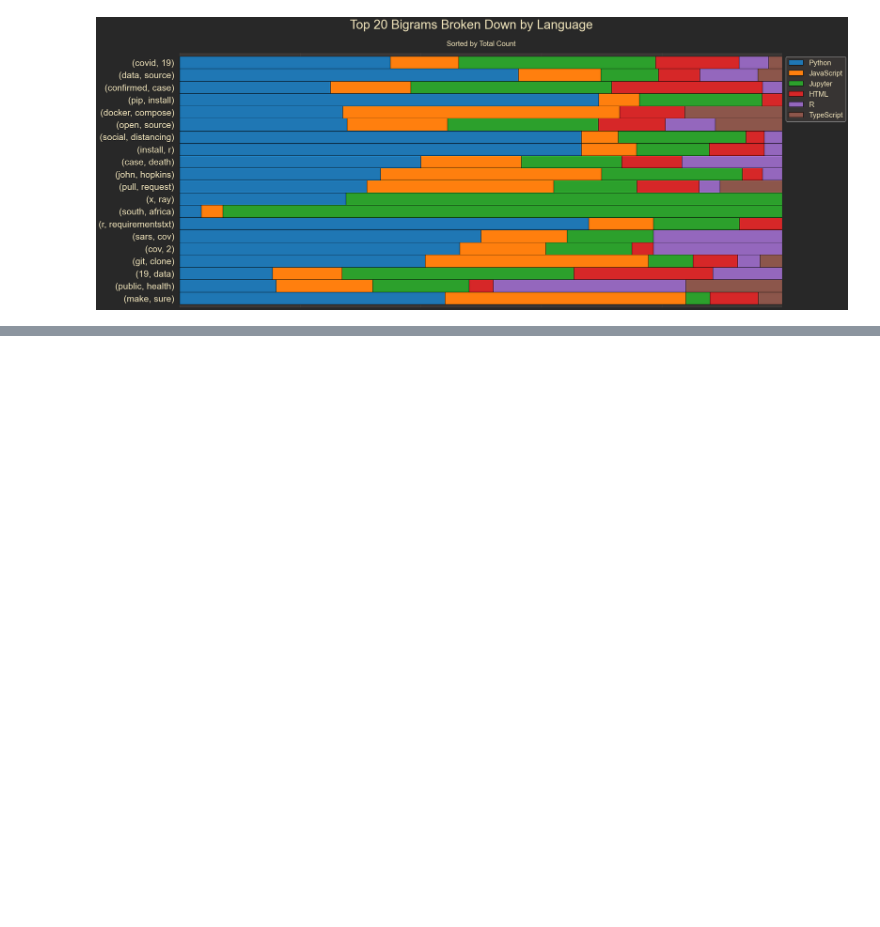
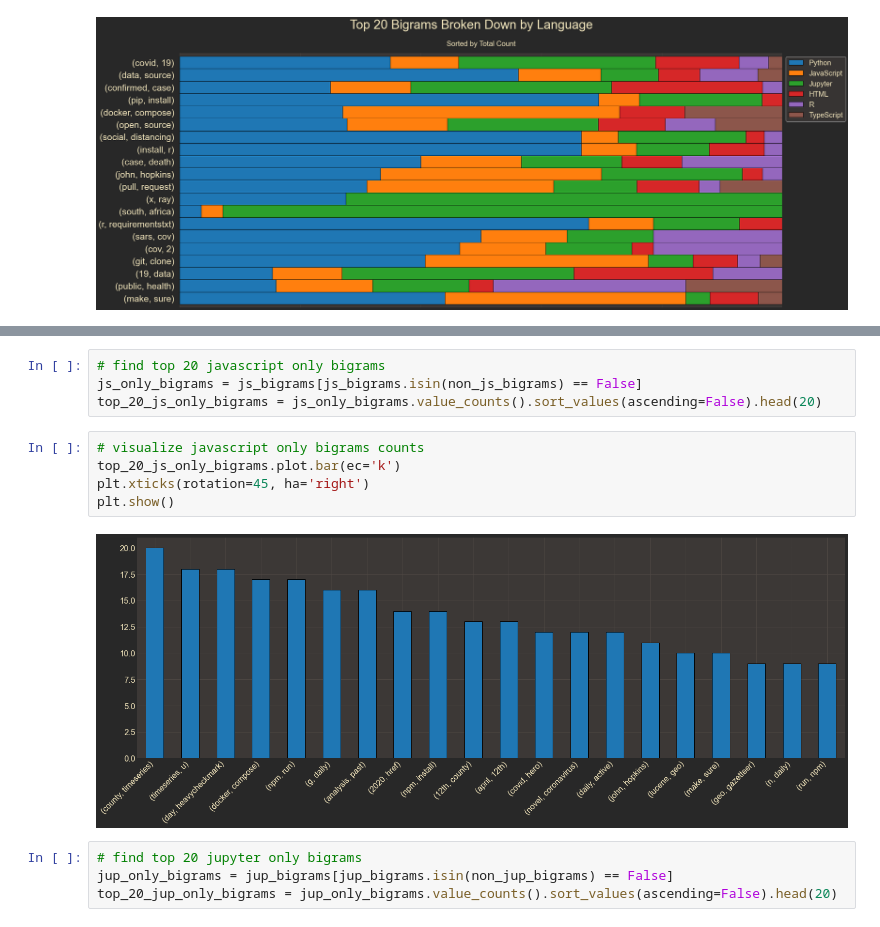
Before and after one commit to NLP-Project-CRT/NLP-Project, a Jupyter notebook: rz_workbook.ipynb, the cells around one changed output, grey strips where cells are left out. Cells and saved outputs as stored; diff of their text form; blank space fills up the shorter version.

```diff
--- a/rz_workbook.ipynb
+++ b/rz_workbook.ipynb
@@ -571,0 +667,15 @@ TypeScript is missing 18 bigram(s): [('south', 'africa'), ('r', 'requirementstxt
+# %%
+# find top 20 javascript only bigrams
+js_only_bigrams = js_bigrams[js_bigrams.isin(non_js_bigrams) == False]
+top_20_js_only_bigrams = js_only_bigrams.value_counts().sort_values(ascending=False).head(20)
+# %%
+# visualize javascript only bigrams counts
+top_20_js_only_bigrams.plot.bar(ec='k')
+plt.xticks(rotation=45, ha='right')
+plt.show()
+# %% [output]
+[figure, added]
+# %%
+# find top 20 jupyter only bigrams
+jup_only_bigrams = jup_bigrams[jup_bigrams.isin(non_jup_bigrams) == False]
+top_20_jup_only_bigrams = jup_only_bigrams.value_counts().sort_values(ascending=False).head(20)
```
Also changed, not shown: parts of 36 cells of this notebook.
